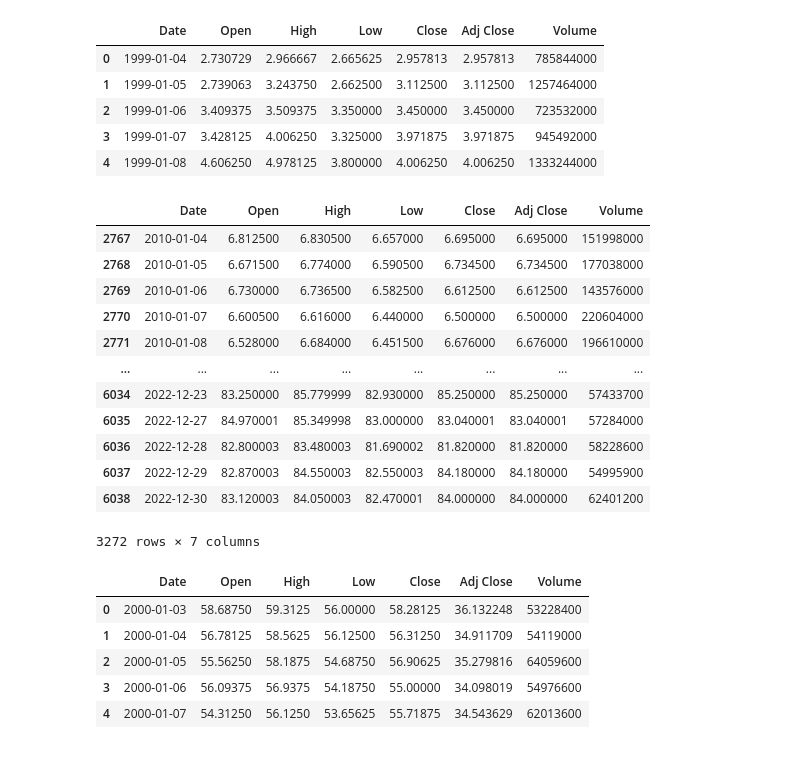
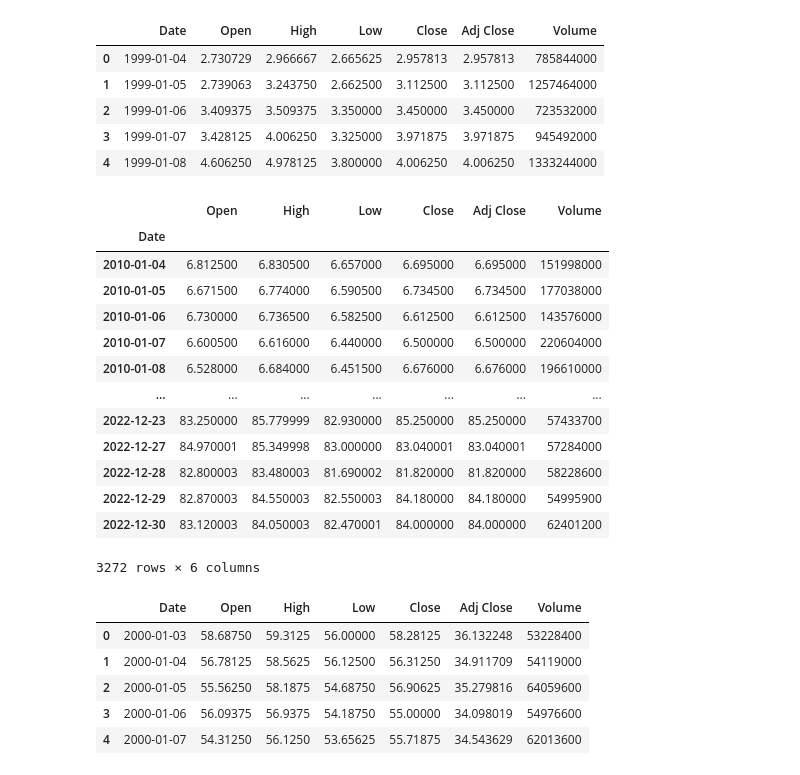
Before and after one commit to arnavktis/Stock-Market-Analysis-And-Forecasting, a Jupyter notebook: Main.ipynb, the cells around one changed output. Saved outputs shown, nothing was run; the diff lists cells and outputs as text; code cells hidden in the pictures.

```diff
--- a/Main.ipynb
+++ b/Main.ipynb
@@ -65,21 +59,23 @@ amazon.head()
 # %%
 df2 = pd.DataFrame(amazon, columns=['Date', 'Open', 'High', 'Low', 'Close', 'Adj Close', 'Volume'])
 df2 = df2.loc[df2['Date'] > '2010-01-01']
+df2.set_index('Date', inplace=True)
 df2
 # %% [output]
-|  | Date | Open | High | Low | Close | Adj Close | Volume |
-| 2767 | 2010-01-04 | 6.812500 | 6.830500 | 6.657000 | 6.695000 | 6.695000 | 151998000 |
-| 2768 | 2010-01-05 | 6.671500 | 6.774000 | 6.590500 | 6.734500 | 6.734500 | 177038000 |
-| 2769 | 2010-01-06 | 6.730000 | 6.736500 | 6.582500 | 6.612500 | 6.612500 | 143576000 |
-| 2770 | 2010-01-07 | 6.600500 | 6.616000 | 6.440000 | 6.500000 | 6.500000 | 220604000 |
-| 2771 | 2010-01-08 | 6.528000 | 6.684000 | 6.451500 | 6.676000 | 6.676000 | 196610000 |
-| ... | ... | ... | ... | ... | ... | ... | ... |
-| 6034 | 2022-12-23 | 83.250000 | 85.779999 | 82.930000 | 85.250000 | 85.250000 | 57433700 |
-| 6035 | 2022-12-27 | 84.970001 | 85.349998 | 83.000000 | 83.040001 | 83.040001 | 57284000 |
-| 6036 | 2022-12-28 | 82.800003 | 83.480003 | 81.690002 | 81.820000 | 81.820000 | 58228600 |
-| 6037 | 2022-12-29 | 82.870003 | 84.550003 | 82.550003 | 84.180000 | 84.180000 | 54995900 |
-| 6038 | 2022-12-30 | 83.120003 | 84.050003 | 82.470001 | 84.000000 | 84.000000 | 62401200 |
+|  | Open | High | Low | Close | Adj Close | Volume |
+| Date |  |  |  |  |  |  |
+| 2010-01-04 | 6.812500 | 6.830500 | 6.657000 | 6.695000 | 6.695000 | 151998000 |
+| 2010-01-05 | 6.671500 | 6.774000 | 6.590500 | 6.734500 | 6.734500 | 177038000 |
+| 2010-01-06 | 6.730000 | 6.736500 | 6.582500 | 6.612500 | 6.612500 | 143576000 |
+| 2010-01-07 | 6.600500 | 6.616000 | 6.440000 | 6.500000 | 6.500000 | 220604000 |
+| 2010-01-08 | 6.528000 | 6.684000 | 6.451500 | 6.676000 | 6.676000 | 196610000 |
+| ... | ... | ... | ... | ... | ... | ... |
+| 2022-12-23 | 83.250000 | 85.779999 | 82.930000 | 85.250000 | 85.250000 | 57433700 |
+| 2022-12-27 | 84.970001 | 85.349998 | 83.000000 | 83.040001 | 83.040001 | 57284000 |
+| 2022-12-28 | 82.800003 | 83.480003 | 81.690002 | 81.820000 | 81.820000 | 58228600 |
+| 2022-12-29 | 82.870003 | 84.550003 | 82.550003 | 84.180000 | 84.180000 | 54995900 |
+| 2022-12-30 | 83.120003 | 84.050003 | 82.470001 | 84.000000 | 84.000000 | 62401200 |
-3272 rows × 7 columns
+3272 rows × 6 columns
 # %%
 microsoft = pd.read_csv('Assets/MSFT(2000-2023).csv')
 microsoft
```
Also changed, not shown: parts of 9 cells of this notebook.
